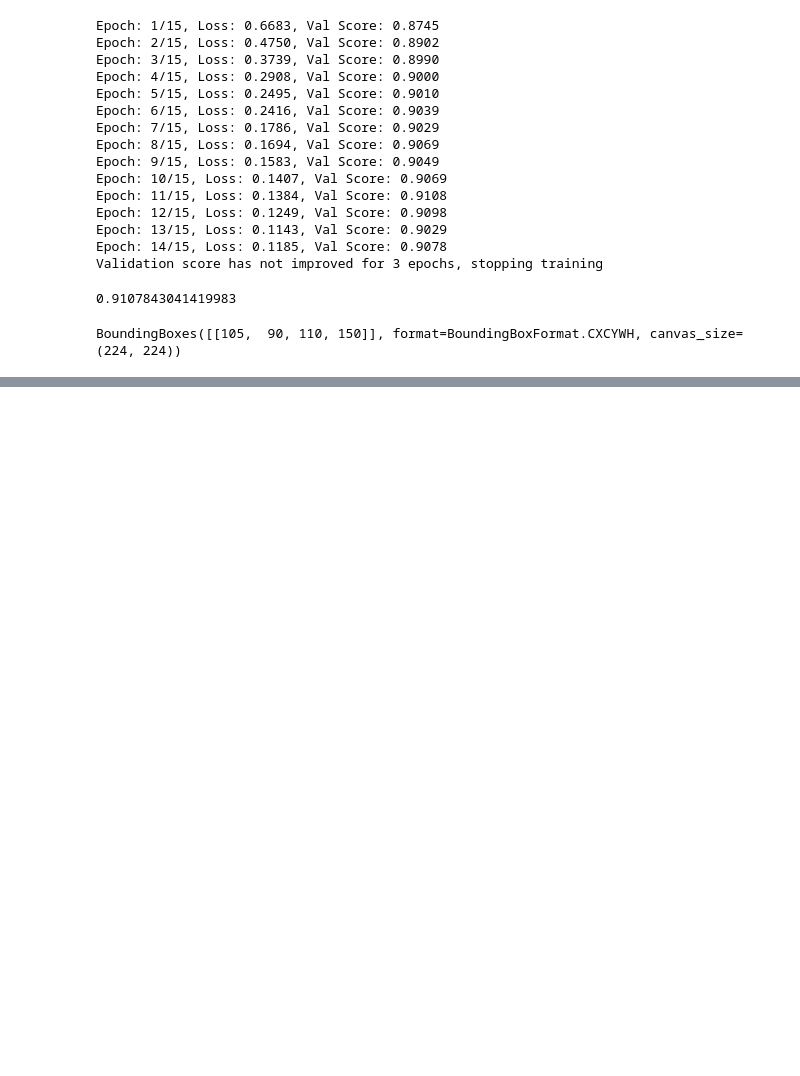
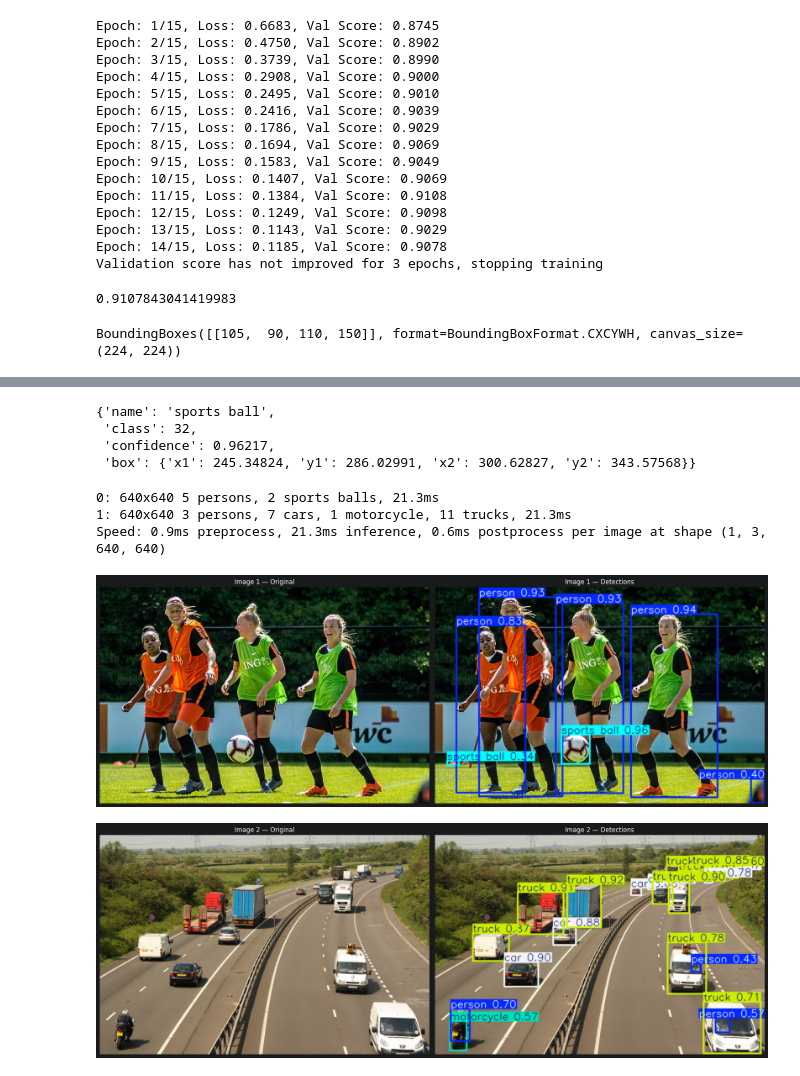
Before and after one commit to DenysLunhul/Hands_On_ML_scikit_learn_PyTorch, a Jupyter notebook: Neural_Networks_Deep_Learning/Chapter_12/Chapter_12.ipynb, the cells around one changed output, grey strips where cells are left out. Drawn from its saved outputs; the diff is of its cells as text; code cells hidden in the pictures; blank space fills up the shorter version.

Commit message:
Object Detection

```diff
--- a/Neural_Networks_Deep_Learning/Chapter_12/Chapter_12.ipynb
+++ b/Neural_Networks_Deep_Learning/Chapter_12/Chapter_12.ipynb
@@ -398,0 +413,44 @@ preproc_bbox = preproc_target["bbox"]
+# %%
+results[0].summary()[0]
+# %% [output]
+{'name': 'sports ball',
+ 'class': 32,
+ 'confidence': 0.96217,
+ 'box': {'x1': 245.34824, 'y1': 286.02991, 'x2': 300.62827, 'y2': 343.57568}}
+# %%
+from PIL import Image
+import requests
+from io import BytesIO
+import matplotlib.pyplot as plt
+
+urls = ["https://homl.info/soccer.jpg", "https://homl.info/traffic.jpg"]
+
+images = []
+for url in urls:
+    response = requests.get(url)
+    images.append(Image.open(BytesIO(response.content)).convert("RGB"))
+
+model = YOLO('yolov9m.pt')
+results = model(images)
+
+for i, (img, result) in enumerate(zip(images, results)):
+    fig, axes = plt.subplots(1, 2, figsize=(18, 8))
+
+    axes[0].imshow(img)
+    axes[0].axis('off')
+    axes[0].set_title(f"Image {i+1} — Original")
+
+    img_with_boxes = result.plot()  # no img parameter
+    img_rgb = Image.fromarray(img_with_boxes[..., ::-1])  # BGR to RGB via PIL
+    axes[1].imshow(img_rgb)
+    axes[1].axis('off')
+    axes[1].set_title(f"Image {i+1} — Detections")
+
+    plt.tight_layout()
+    plt.show()
+# %% [output]
+0: 640x640 5 persons, 2 sports balls, 21.3ms
+1: 640x640 3 persons, 7 cars, 1 motorcycle, 11 trucks, 21.3ms
+Speed: 0.9ms preprocess, 21.3ms inference, 0.6ms postprocess per image at shape (1, 3, 640, 640)
+[figure, added]
+[figure, added]
```
Also changed, not shown: parts of 1 cell of this notebook, 1 other file.
